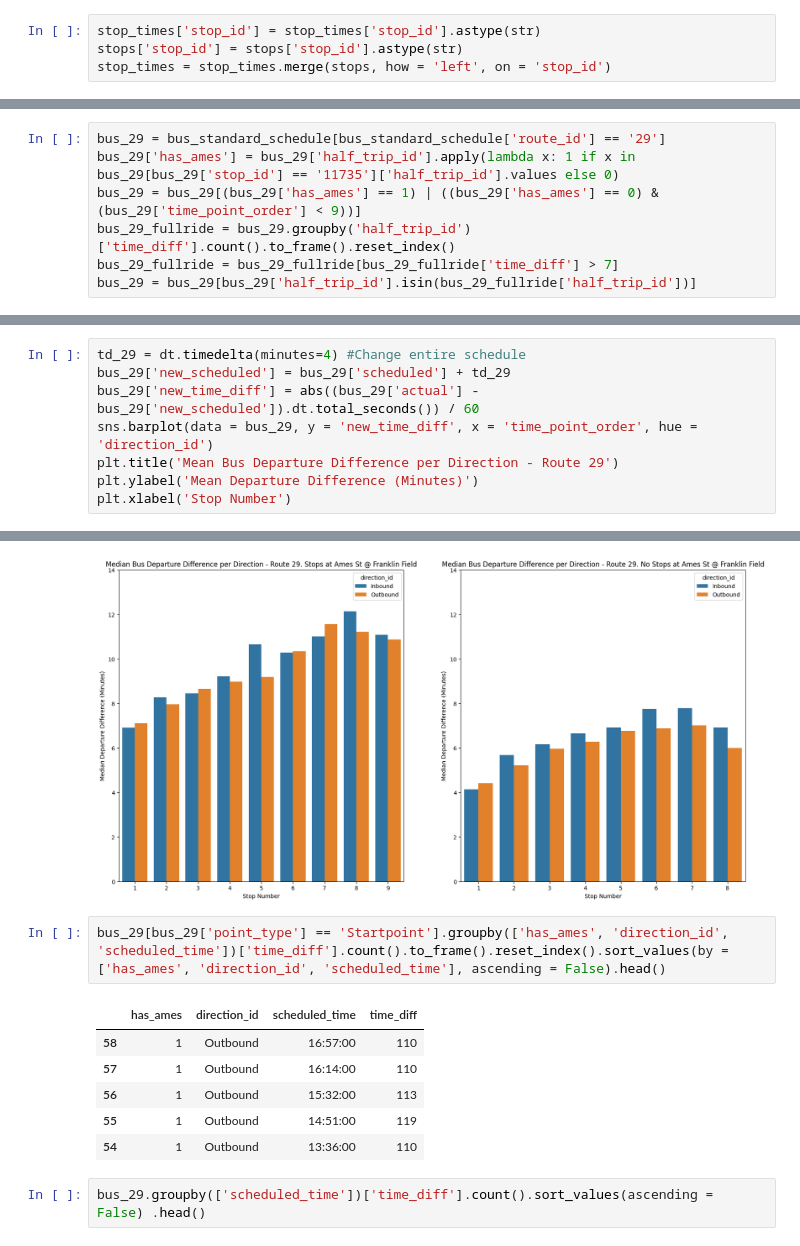
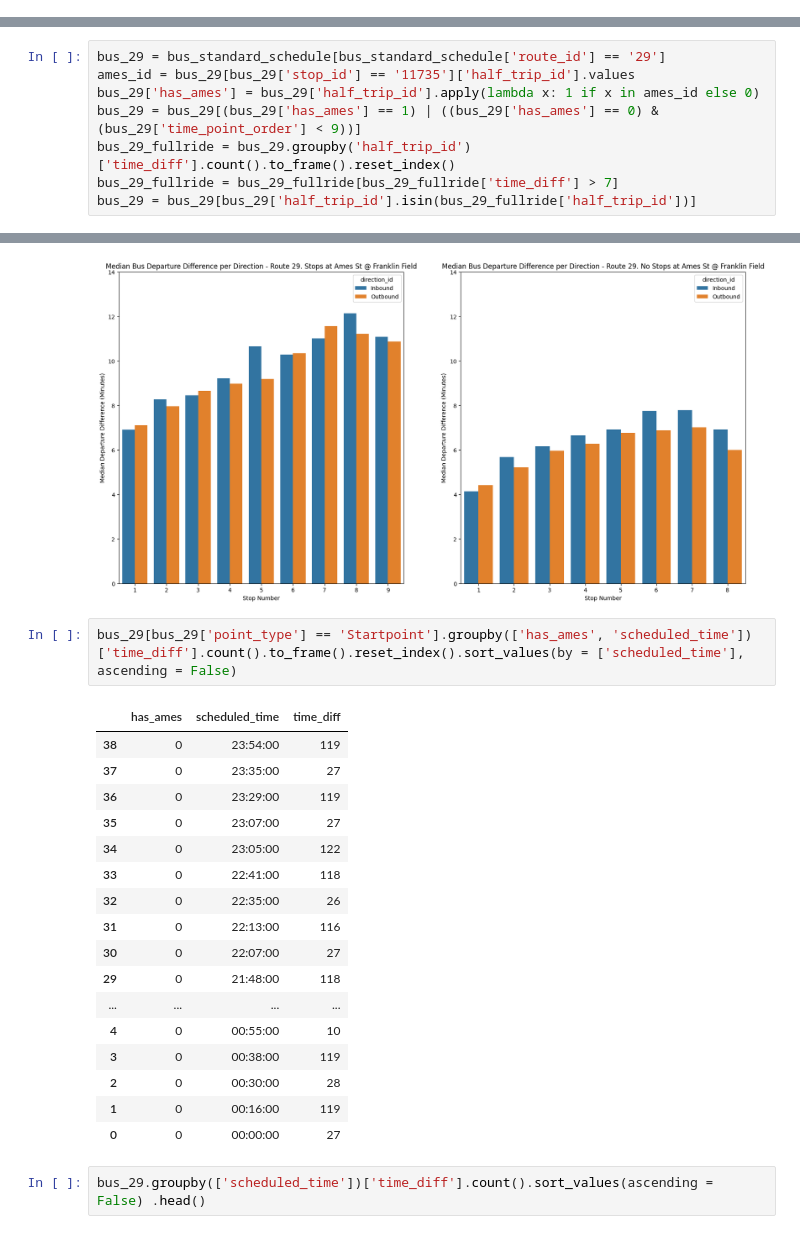
Before and after one commit to kevin-r-murphy/BA888-MBTA, a Jupyter notebook: MBTA_Bus_29&245.ipynb, the cells around one changed output, grey strips where cells are left out. Drawn from its saved outputs; the diff is of its cells as text.

```diff
--- a/MBTA_Bus_29&245.ipynb
+++ b/MBTA_Bus_29&245.ipynb
@@ -56,7 +45,3 @@ num_files = len([f for f in os.listdir(path)
 for i in range(2, num_files+1):
   df = pd.read_csv(f'/content/MBTA_Bus_Arrival_Departure_Times_2024/MBTA-Bus-Arrival-Departure-Times_2024-'+ str(i).zfill(2) + '.csv')
   bus_headways = pd.concat([bus_headways, df])
-# %%
-stop_times['stop_id'] = stop_times['stop_id'].astype(str)
-stops['stop_id'] = stops['stop_id'].astype(str)
-stop_times = stop_times.merge(stops, how = 'left', on = 'stop_id')
@@ -497,7 +283,8 @@ bus_schedule_route_29.head()
 | 102 | 29 | Outbound | 9.969110 | 7.166667 | 9.205833 | 73.366667 | 0.0 | 23962 | 29 Outbound | ... |
 # %%
 bus_29 = bus_standard_schedule[bus_standard_schedule['route_id'] == '29']
-bus_29['has_ames'] = bus_29['half_trip_id'].apply(lambda x: 1 if x in bus_29[bus_29['stop_id'] == '11735']['half_trip_id'].values else 0)
+ames_id = bus_29[bus_29['stop_id'] == '11735']['half_trip_id'].values
+bus_29['has_ames'] = bus_29['half_trip_id'].apply(lambda x: 1 if x in ames_id else 0)
 bus_29 = bus_29[(bus_29['has_ames'] == 1) | ((bus_29['has_ames'] == 0) & (bus_29['time_point_order'] < 9))]
 bus_29_fullride = bus_29.groupby('half_trip_id')['time_diff'].count().to_frame().reset_index()
 bus_29_fullride = bus_29_fullride[bus_29_fullride['time_diff'] > 7]
@@ -521,11 +308,3 @@ plt.xlabel('Stop Number')
 # %% [output]
 Text(0.5, 0, 'Stop Number')
 [figure]
-# %%
-td_29 = dt.timedelta(minutes=4) #Change entire schedule
-bus_29['new_scheduled'] = bus_29['scheduled'] + td_29
-bus_29['new_time_diff'] = abs((bus_29['actual'] - bus_29['new_scheduled']).dt.total_seconds()) / 60
-sns.barplot(data = bus_29, y = 'new_time_diff', x = 'time_point_order', hue = 'direction_id')
-plt.title('Mean Bus Departure Difference per Direction - Route 29')
-plt.ylabel('Mean Departure Difference (Minutes)')
-plt.xlabel('Stop Number')
@@ -648,14 +406,25 @@ axs[1].set_ylim(0,14)
 (0.0, 14.0)
 [figure]
 # %%
-bus_29[bus_29['point_type'] == 'Startpoint'].groupby(['has_ames', 'direction_id', 'scheduled_time'])['time_diff'].count().to_frame().reset_index().sort_values(by = ['has_ames', 'direction_id', 'scheduled_time'], ascending = False).head()
+bus_29[bus_29['point_type'] == 'Startpoint'].groupby(['has_ames', 'scheduled_time'])['time_diff'].count().to_frame().reset_index().sort_values(by = ['scheduled_time'], ascending = False)
 # %% [output]
-|  | has_ames | direction_id | scheduled_time | time_diff |
-| 58 | 1 | Outbound | 16:57:00 | 110 |
-| 57 | 1 | Outbound | 16:14:00 | 110 |
-| 56 | 1 | Outbound | 15:32:00 | 113 |
-| 55 | 1 | Outbound | 14:51:00 | 119 |
-| 54 | 1 | Outbound | 13:36:00 | 110 |
+|  | has_ames | scheduled_time | time_diff |
+| 38 | 0 | 23:54:00 | 119 |
+| 37 | 0 | 23:35:00 | 27 |
+| 36 | 0 | 23:29:00 | 119 |
+| 35 | 0 | 23:07:00 | 27 |
+| 34 | 0 | 23:05:00 | 122 |
+| 33 | 0 | 22:41:00 | 118 |
+| 32 | 0 | 22:35:00 | 26 |
+| 31 | 0 | 22:13:00 | 116 |
+| 30 | 0 | 22:07:00 | 27 |
+| 29 | 0 | 21:48:00 | 118 |
+| ... | ... | ... | ... |
+| 4 | 0 | 00:55:00 | 10 |
+| 3 | 0 | 00:38:00 | 119 |
+| 2 | 0 | 00:30:00 | 28 |
+| 1 | 0 | 00:16:00 | 119 |
+| 0 | 0 | 00:00:00 | 27 |
 # %%
 bus_29.groupby(['scheduled_time'])['time_diff'].count().sort_values(ascending = False) .head()
 # %% [output]
```
Also changed, not shown: parts of 43 cells of this notebook.
